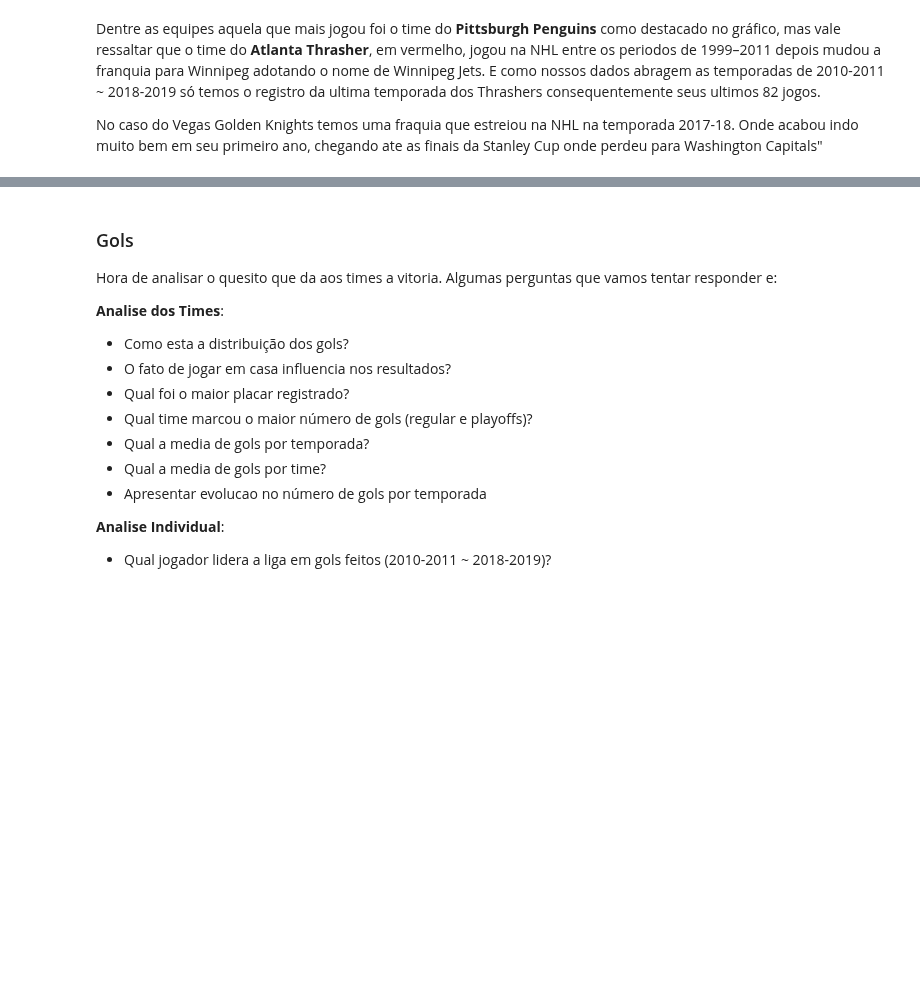
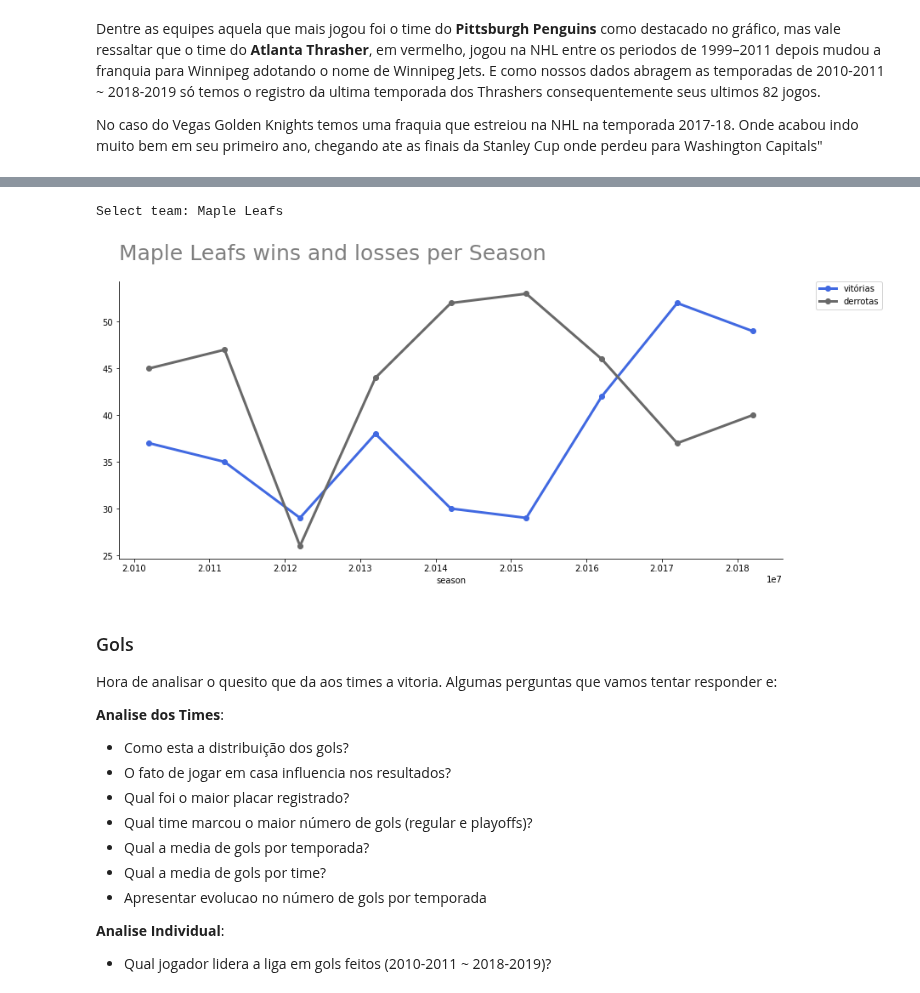
Before and after one commit to DanOakStats/NHL, a Jupyter notebook: eda_data.ipynb, the cells around one changed output, grey strips where cells are left out. Saved outputs shown, nothing was run; the diff lists cells and outputs as text; code cells hidden in the pictures; blank space fills up the shorter version.

Commit message:
interactive plot wins

```diff
--- a/eda_data.ipynb
+++ b/eda_data.ipynb
@@ -388,3 +405,34 @@ No caso do Vegas Golden Knights temos uma fraquia que estreiou na NHL na tempora
+# %%
+def team_win_loss(df, team_name):
+    # criando subset
+    team_wins = df[(df['team_name']== team_name) & (df['outcome']=='W')].groupby(['season','team_name'])['outcome'].value_counts().to_frame()
+    team_defeats = df[(df['team_name']== team_name) & (df['outcome']=='L')].groupby(['season','team_name'])['outcome'].value_counts().to_frame()
+
+    # renomendo coluna
+    team_wins.rename(columns={'outcome':"num_wins"}, inplace=True)
+    team_defeats.rename(columns={'outcome':"num_loss"}, inplace=True)
+
+    # resetando index
+    team_wins = team_wins.reset_index()
+    team_defeats = team_defeats.reset_index()
+
+    # gerando grafico
+    fig, ax = plt.subplots(figsize=(14, 6))
+    team_wins.groupby(['season'])['num_wins'].sum().plot(linewidth=3, color="royalblue", marker='o', label="vitórias", ax=ax)
+    team_defeats.groupby(['season'])['num_loss'].sum().plot(linewidth=3, color="dimgray", marker='o', label="derrotas", ax=ax)
+
+    ax.set_title(team_name + " wins and losses per Season", fontsize=25, loc="left", alpha=0.5, pad=25)
+
+
+    plt.legend(bbox_to_anchor=(1.05, 1), loc=2, borderaxespad=0.)
+    ax.spines['top'].set_visible(False)
+    ax.spines['right'].set_visible(False)
+# %%
+team_name = input("Select team: ")
+team_win_loss(df=nhl_eda, team_name=team_name)
+# %% [output]
+Select team: Maple Leafs
+[figure, added]
 # %% [markdown]
 ### Gols
 Hora de analisar o quesito que da aos times a vitoria. Algumas perguntas que vamos tentar responder e:
```
Also changed, not shown: parts of 11 cells of this notebook.
